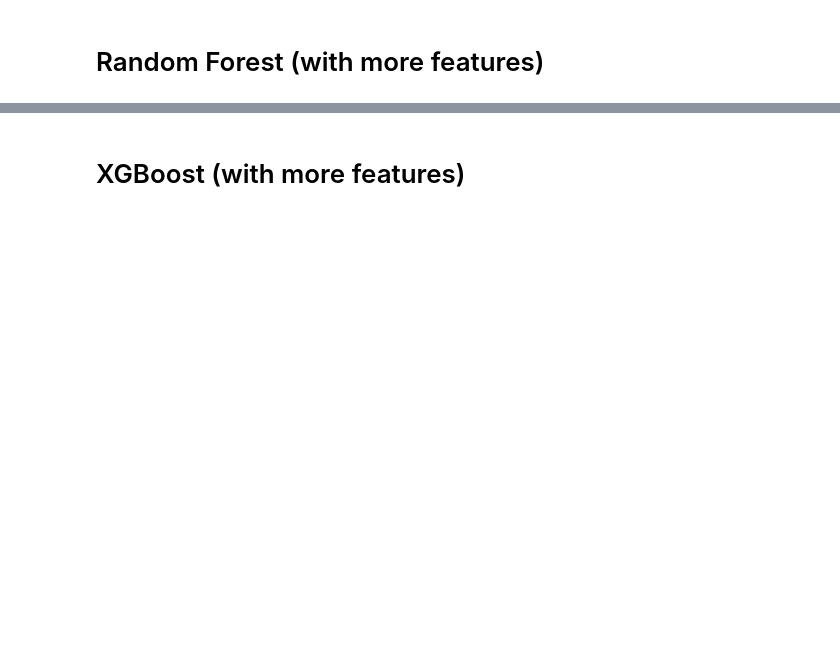
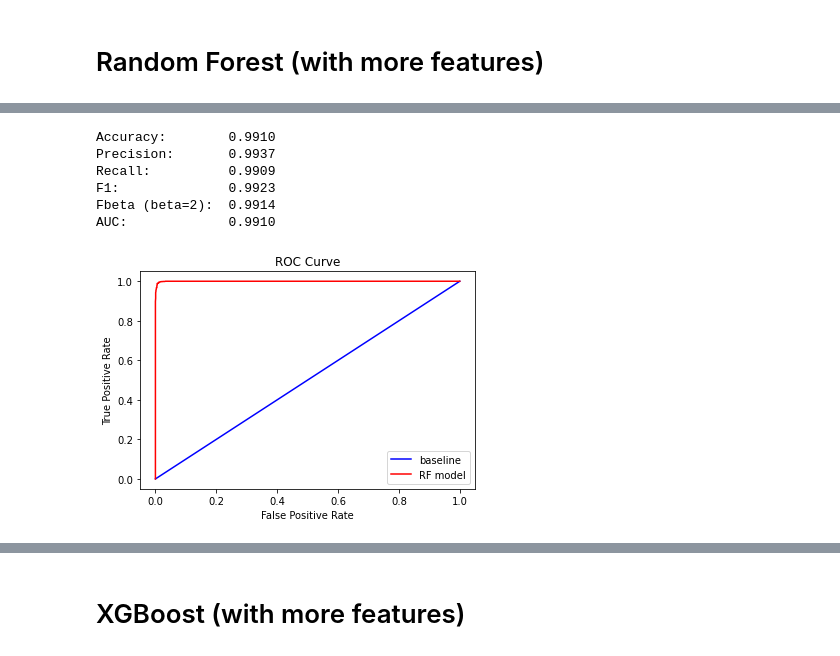
Before and after one commit to hmlewis-astro/classify_aggressive_driving, a Jupyter notebook: test_class_models.ipynb, the cells around one changed output, grey strips where cells are left out. Saved outputs shown, nothing was run; the diff lists cells and outputs as text; code cells hidden in the pictures; blank space fills up the shorter version.

Commit message:
update notebooks and final model

```diff
--- a/test_class_models.ipynb
+++ b/test_class_models.ipynb
@@ -334,5 +333,5 @@ Best score:  0.9911152745558341
 # %%
-dt = DecisionTreeClassifier(criterion=dt_grid.best_params_['criterion'], max_depth=dt_grid.best_params_['max_depth'], min_samples_leaf=dt_grid.best_params_['min_samples_leaf'], min_samples_split=dt_grid.best_params_['min_samples_split'])
+dt = DecisionTreeClassifier(criterion=dt_grid.best_params_['criterion'], max_depth=dt_grid.best_params_['max_depth'])
 dt.fit(X_train, y_train)
 
 y_dt_pred = dt.predict(X_val)
@@ -378,20 +377,13 @@ plot_confusion_matrix(dt, X_val, y_val,
 # %% [markdown]
 # Random Forest (with more features)
 # %%
-n_estimators_range = [int(x) for x in np.linspace(200,2000,10)]
-max_features_options = ['auto', 'sqrt', 'log2']
-max_depth_range = [int(x) for x in np.linspace(10,110,11)]
-max_depth_range.append(None)
-min_samples_split = [2, 5, 10]
-min_samples_leaf = [1, 2, 4, 10]
+max_features_options = ['sqrt', 'log2', 'auto']
 criterion_options = ['entropy', 'gini']
-bootstrap = [True, False]
 
-param_grid = dict(max_features=max_features_options,
-                  max_depth=max_depth_range, criterion=criterion_options)
+param_grid = dict(max_features=max_features_options, criterion=criterion_options)
 
-randomforest = RandomForestClassifier(n_estimators=250)
-rf_grid = GridSearchCV(randomforest, param_grid, cv=10, scoring=fbeta_scorer, n_jobs=-1)
+rf = RandomForestClassifier(bootstrap=True)
+rf_grid = GridSearchCV(rf, param_grid, cv=10, scoring=fbeta_scorer, n_jobs=-1)
 
 rf_grid.fit(X_train, y_train)
 
@@ -412,5 +399,5 @@ print("Best score: ", rf_grid.best_score_)
 # %%
-rf = RandomForestClassifier(n_estimators=250, criterion=rf_grid.best_params_['criterion'], max_depth=rf_grid.best_params_['max_depth'], max_features=rf_grid.best_params_['max_features'])
+rf = RandomForestClassifier(max_features=rf_grid.best_params_['max_features'], bootstrap=True)
 rf.fit(X_train, y_train)
 
 y_rf_pred = rf.predict(X_val)
@@ -422,19 +409,28 @@ print(f'Recall:\t\t {recall_score(y_val, y_rf_pred):.4f}')
 print(f'F1:\t\t {f1_score(y_val, y_rf_pred):.4f}')
 print(f'Fbeta (beta=2):\t {fbeta_score(y_val, y_rf_pred, beta=2):.4f}')
 print(f'AUC:\t\t {roc_auc_score(y_val, y_rf_pred):.4f}')
+# %% [output]
+Accuracy:        0.9910
+Precision:       0.9937
+Recall:          0.9909
+F1:              0.9923
+Fbeta (beta=2):  0.9914
+AUC:             0.9910
 # %%
 base_fpr, base_tpr, _ = roc_curve(y_val, [1 for _ in range(len(y_val))])
 model_fpr, model_tpr, _ = roc_curve(y_val, y_rf_pred_prob)
 
 plt.plot(base_fpr, base_tpr, 'b', label = 'baseline')
-plt.plot(model_fpr, model_tpr, 'r', label = 'DT model')
+plt.plot(model_fpr, model_tpr, 'r', label = 'RF model')
 
 plt.xlabel('False Positive Rate')
 plt.ylabel('True Positive Rate')
 
 plt.title('ROC Curve')
 
 plt.legend();
+# %% [output]
+[figure, added]
 # %%
 plot_confusion_matrix(rf, X_val, y_val,
                       display_labels=['Normal', 'Not normal'],
```
Also changed, not shown: parts of 63 cells of this notebook, 11 other files.
